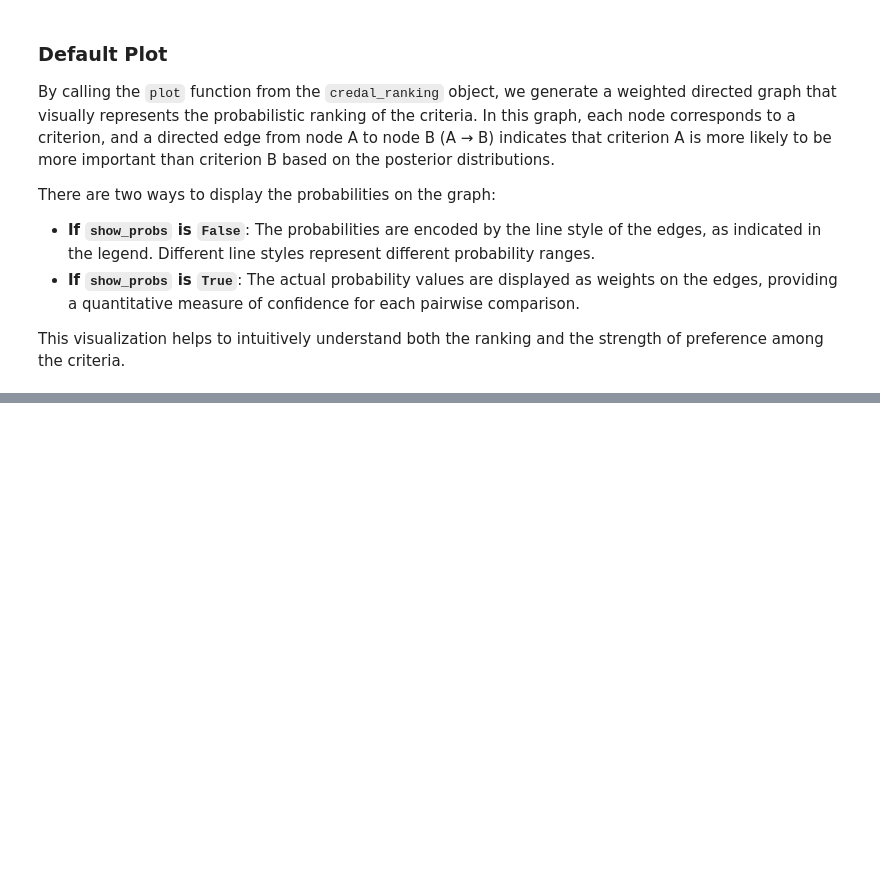
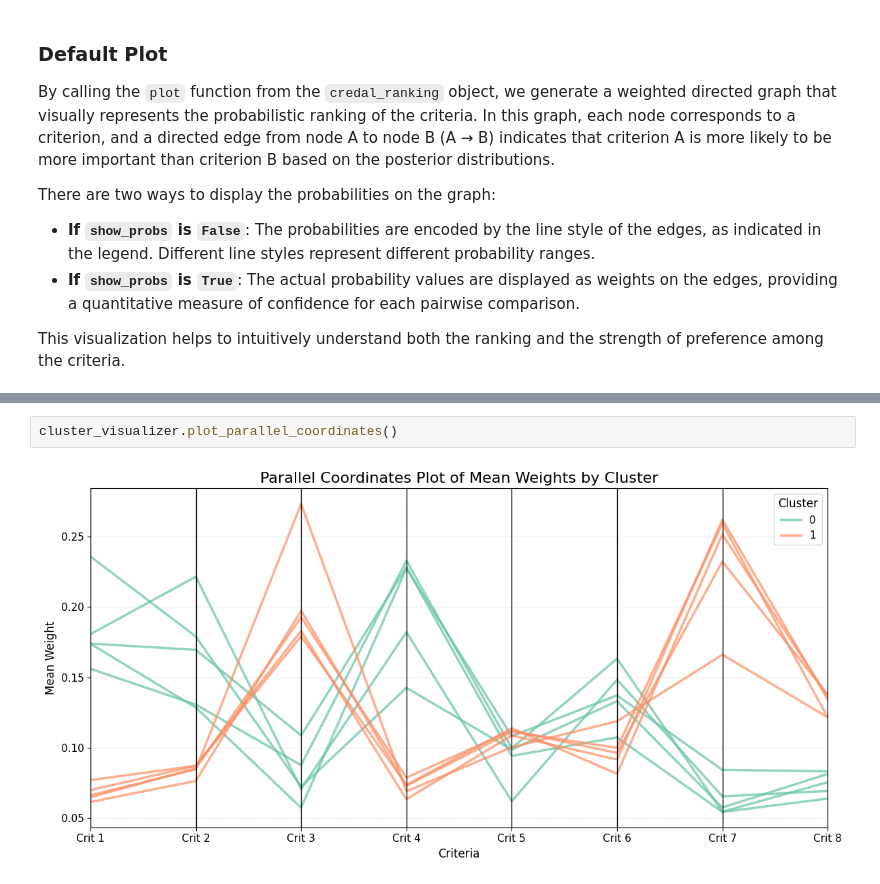
Before and after one commit to Majeed7/BayesMCDM, a Jupyter notebook: demos/BWM/StandardBWMClustering.ipynb, the cells around one changed output, grey strips where cells are left out. Cells and saved outputs as stored; diff of their text form; blank space fills up the shorter version.

```diff
--- a/demos/BWM/StandardBWMClustering.ipynb
+++ b/demos/BWM/StandardBWMClustering.ipynb
@@ -312,0 +189,4 @@ def generate_ai_report_prompt(criteria_names, aggregated_weights, credal_probs):
+# %%
+cluster_visualizer.plot_parallel_coordinates()
+# %% [output]
+[figure, added]
```
Also changed, not shown: parts of 39 cells of this notebook, 16 other files.
